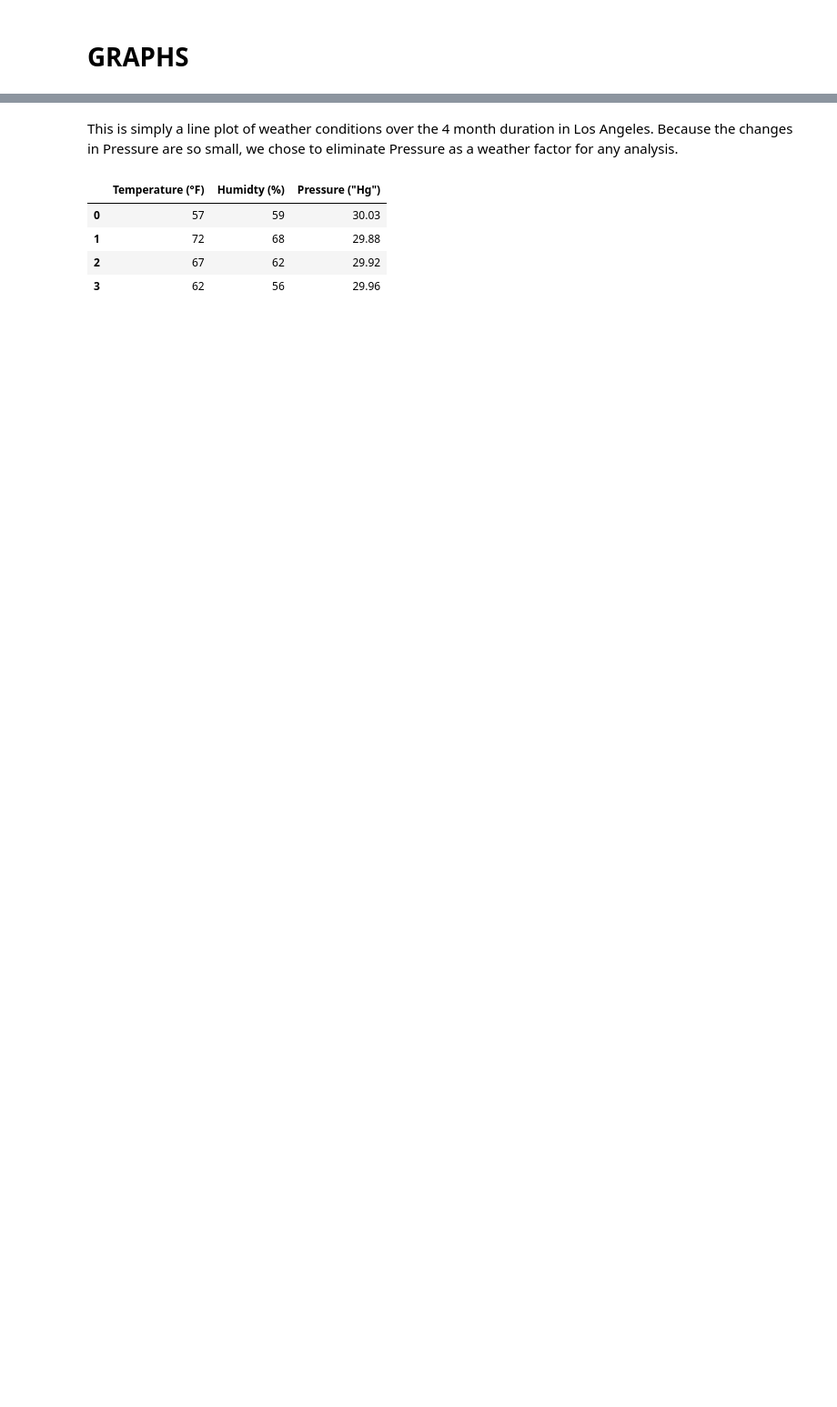
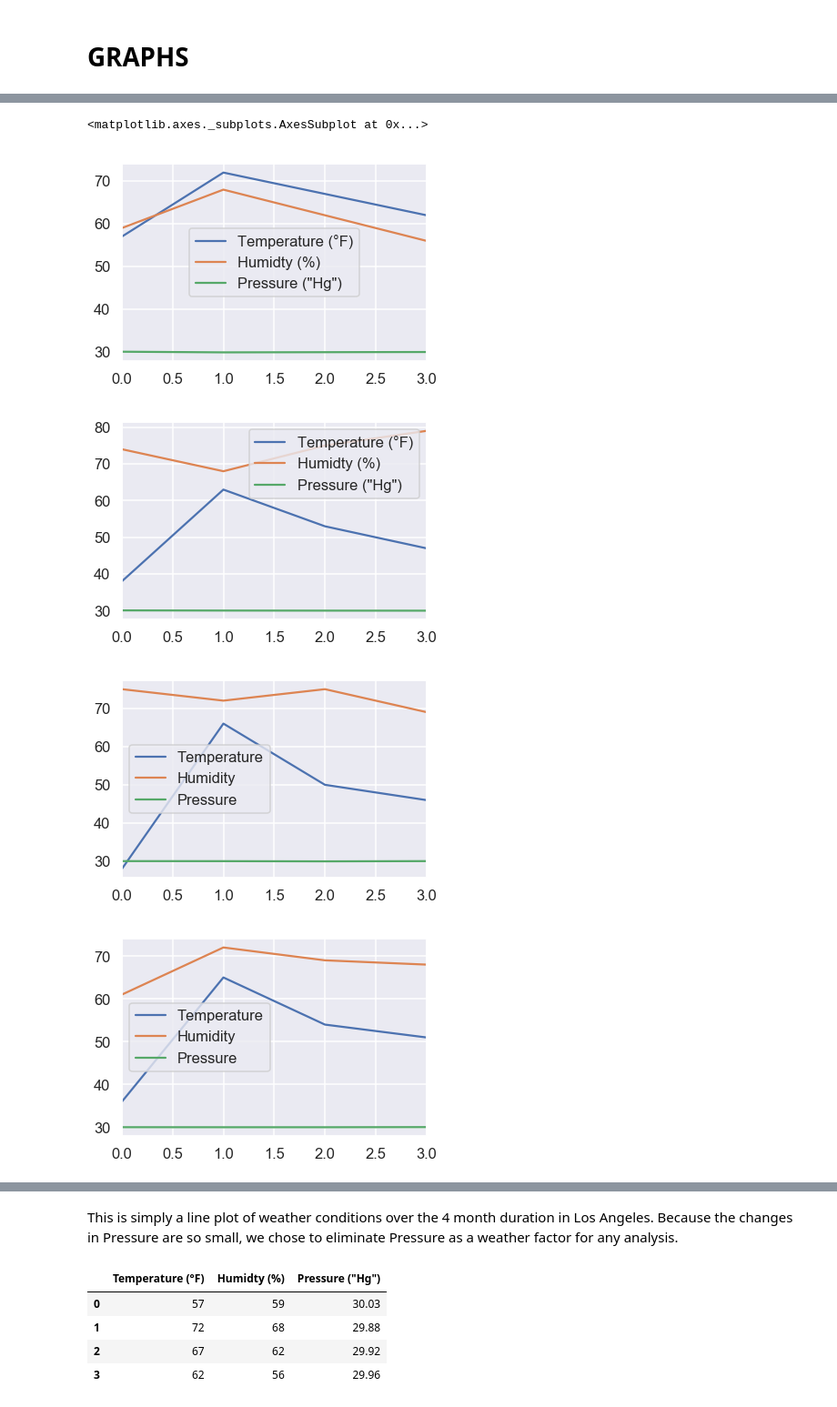
Before and after one commit to adamxkabbara/Paradise-Lost, a Jupyter notebook: Project.ipynb, the cells around one changed output, grey strips where cells are left out. Shown at 91% size. Saved outputs shown, nothing was run; the diff lists cells and outputs as text; code cells hidden in the pictures; blank space fills up the shorter version.

```diff
--- a/Project.ipynb
+++ b/Project.ipynb
@@ -368,0 +456,12 @@ Warnings:
+# %%
+la_we.plot.line()
+sea_we.plot.line()
+chi_we.plot.line()
+nyc_we.plot.line()
+orl_we.plot.line()
+# %% [output]
+<matplotlib.axes._subplots.AxesSubplot at 0x...>
+[figure, added]
+[figure, added]
+[figure, added]
+[figure, added]
```
Also changed, not shown: parts of 108 cells of this notebook.
